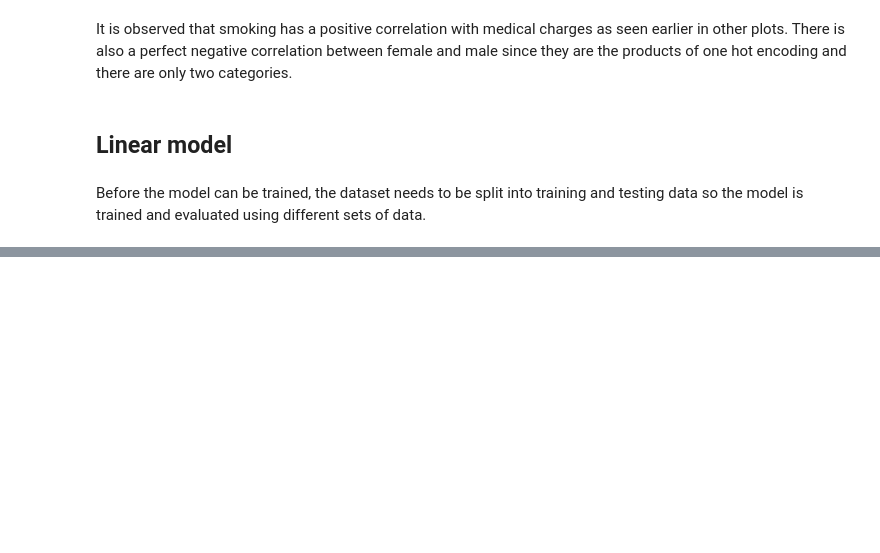
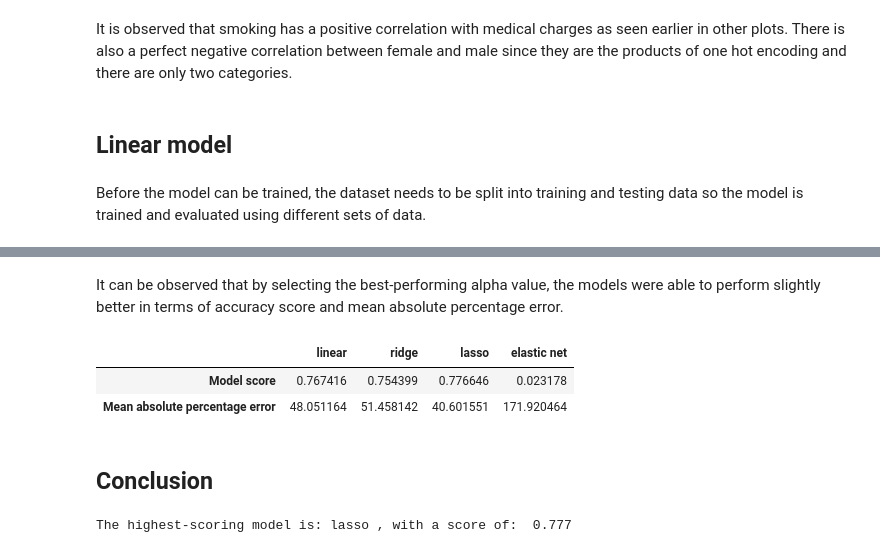
Before and after one commit to philyyc/General-ML, a Jupyter notebook: Linear Regression/Linear Regression - Insurance.ipynb, the cells around one changed output, grey strips where cells are left out. Saved outputs shown, nothing was run; the diff lists cells and outputs as text; code cells hidden in the pictures; blank space fills up the shorter version.

```diff
--- a/Linear Regression/Linear Regression - Insurance.ipynb
+++ b/Linear Regression/Linear Regression - Insurance.ipynb
@@ -234,0 +359,3 @@ linear = LinearRegression()
+# %%
+alphas = [round(0.1 * i, 1) for i in range(1, 41)]
+# Define the alpha values to be tested
@@ -234,0 +374,6 @@ linear = LinearRegression()
+# %%
+best_ridge_alpha = alphas[np.argmax(ridge_scores)]
+best_lasso_alpha = alphas[np.argmax(lasso_scores)]
+best_elastic_net_alpha = alphas[np.argmax(elastic_net_scores)]
+
+print("Ridge: ", best_ridge_alpha, "\nLasso: ", best_lasso_alpha, "\nElastic net: ", best_elastic_net_alpha)
@@ -234,0 +407,15 @@ linear = LinearRegression()
+# %%
+lasso = Lasso(alpha=best_lasso_alpha, normalize=True)
+
+lasso.fit(x_test, y_test)
+
+prediction = lasso.predict(x_test)
+
+score = lasso.score(x_test, y_test)
+error = mean_absolute_percentage_error(y_test, prediction) * 100
+
+print("Feature coefficients: \n", lasso.coef_, "\n")
+print("Accuracy score: ", score, "\n")
+print("Mean absolute percentage error: ", error, "%")
+
+performance["lasso"] = [score, error]
@@ -234,0 +430,15 @@ linear = LinearRegression()
+# %%
+net = ElasticNet(alpha=best_elastic_net_alpha, normalize=True)
+
+net.fit(x_train, y_train)
+
+prediction = net.predict(x_test)
+
+score = net.score(x_test, y_test)
+error = mean_absolute_percentage_error(y_test, prediction) * 100
+
+print("Feature coefficients: \n", net.coef_, "\n")
+print("Accuracy score: ", score, "\n")
+print("Mean absolute percentage error: ", error, "%")
+
+performance["elastic net"] = [score, error]
@@ -234,0 +453,14 @@ linear = LinearRegression()
+# %% [markdown]
+It can be observed that by selecting the best-performing alpha value, the models were able to perform slightly better in terms of accuracy score and mean absolute percentage error.
+# %%
+pd.DataFrame(performance, index=["Model score", "Mean absolute percentage error"])
+# %% [output]
+|  | linear | ridge | lasso | elastic net |
+| Model score | 0.767416 | 0.754399 | 0.776646 | 0.023178 |
+| Mean absolute percentage error | 48.051164 | 51.458142 | 40.601551 | 171.920464 |
+# %% [markdown]
+## Conclusion
+# %%
+print("The highest-scoring model is:", models[np.argmax(list(pd.DataFrame(performance).loc[0]))], ", with a score of: ", round(pd.DataFrame(performance).loc[0].max(), 3))
+# %% [output]
+The highest-scoring model is: lasso , with a score of:  0.777
```
Also changed, not shown: parts of 19 cells of this notebook.
